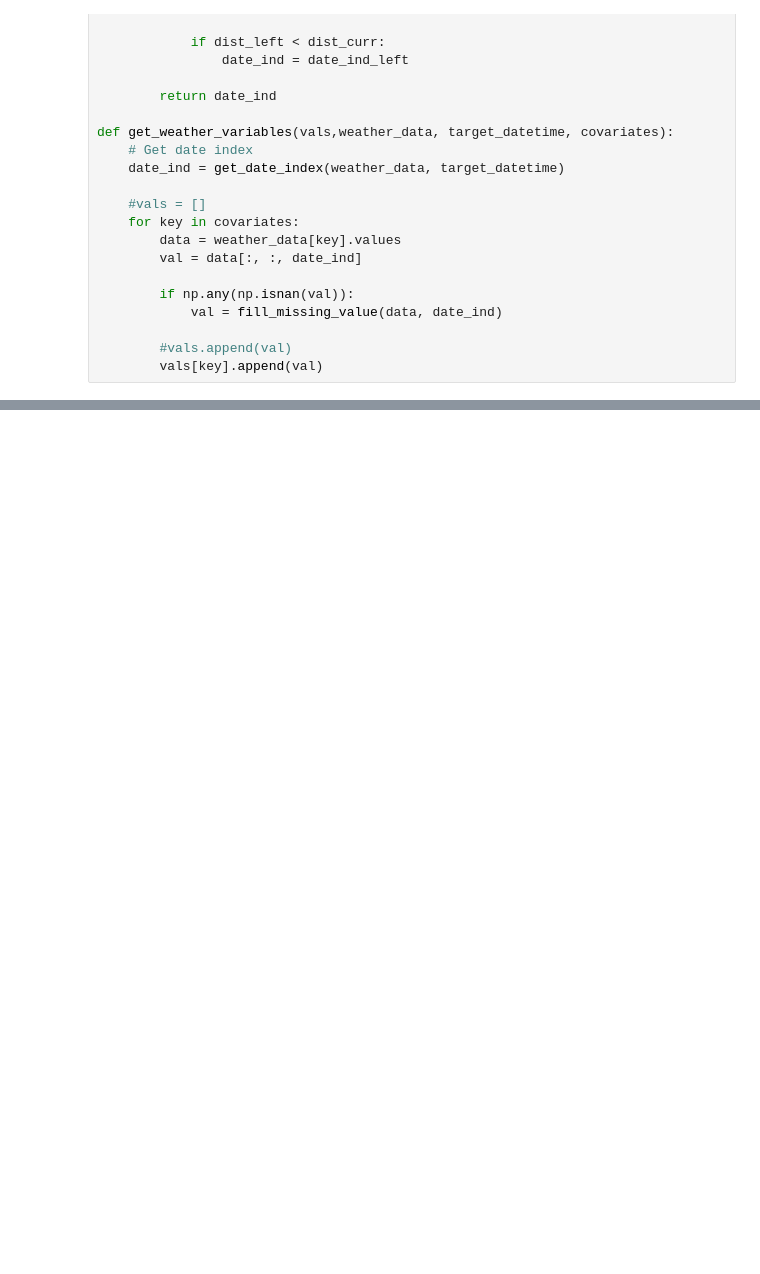
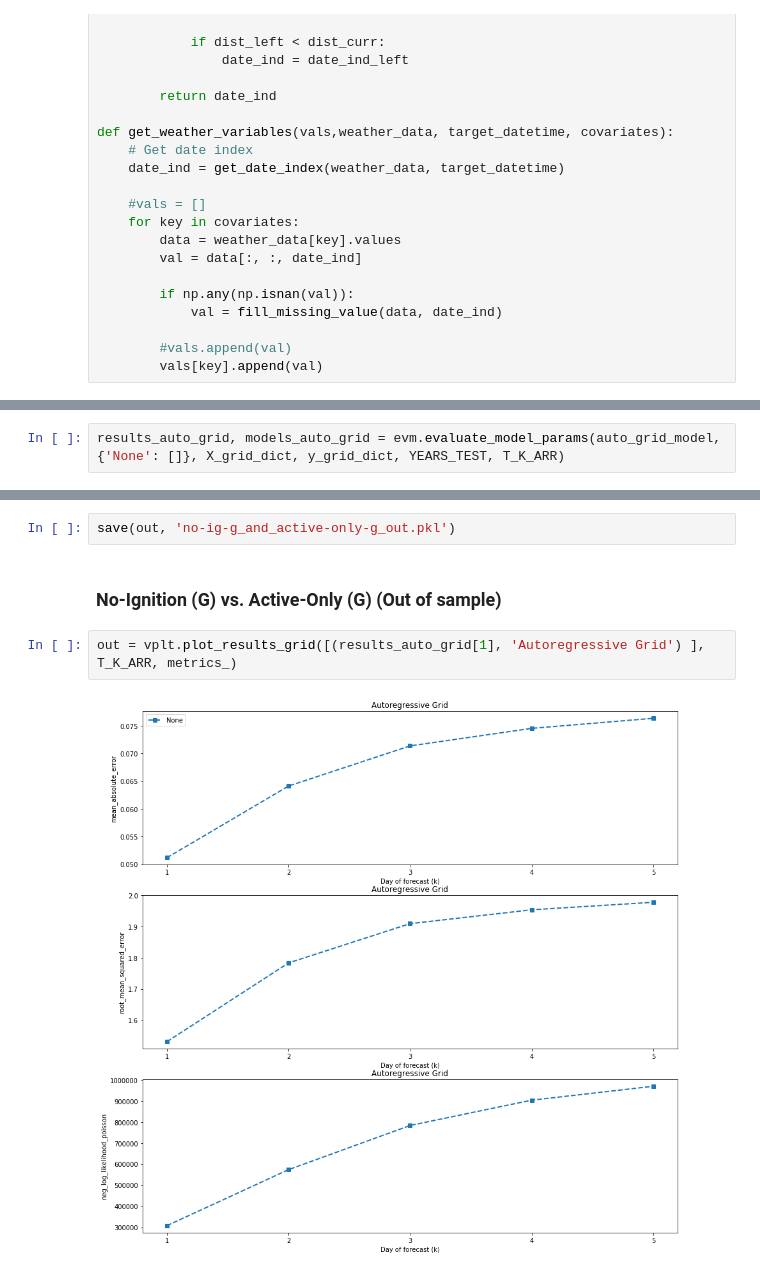
Before and after one commit to UCIDataLab/fire_prediction, a Jupyter notebook: notebooks/exploratory/prediction/grid_model-2.0-cagraff.ipynb, the cells around one changed output, grey strips where cells are left out. Saved outputs shown, nothing was run; the diff lists cells and outputs as text; blank space fills up the shorter version.

```diff
--- a/notebooks/exploratory/prediction/grid_model-2.0-cagraff.ipynb
+++ b/notebooks/exploratory/prediction/grid_model-2.0-cagraff.ipynb
@@ -265,0 +415,2 @@ vplt.plot_results_grid([(results_no_ig_grid[0], 'Poisson Grid (No Ign.) - In'),
+# %%
+results_auto_grid, models_auto_grid = evm.evaluate_model_params(auto_grid_model, {'None': []}, X_grid_dict, y_grid_dict, YEARS_TEST, T_K_ARR)
@@ -265,0 +455,8 @@ vplt.plot_results_grid([(results_no_ig_grid[0], 'Poisson Grid (No Ign.) - In'),
+# %%
+save(out, 'no-ig-g_and_active-only-g_out.pkl')
+# %% [markdown]
+### No-Ignition (G) vs. Active-Only (G) (Out of sample)
+# %%
+out = vplt.plot_results_grid([(results_auto_grid[1], 'Autoregressive Grid') ], T_K_ARR, metrics_)
+# %% [output]
+[figure, added]
```
Also changed, not shown: parts of 92 cells of this notebook, 39 other files.
